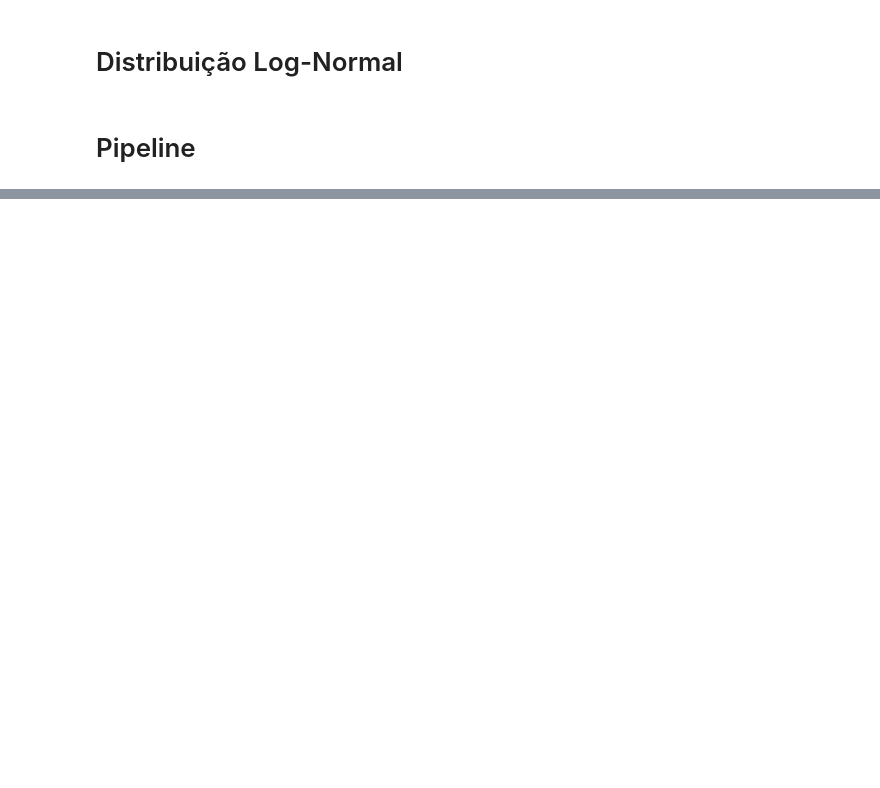
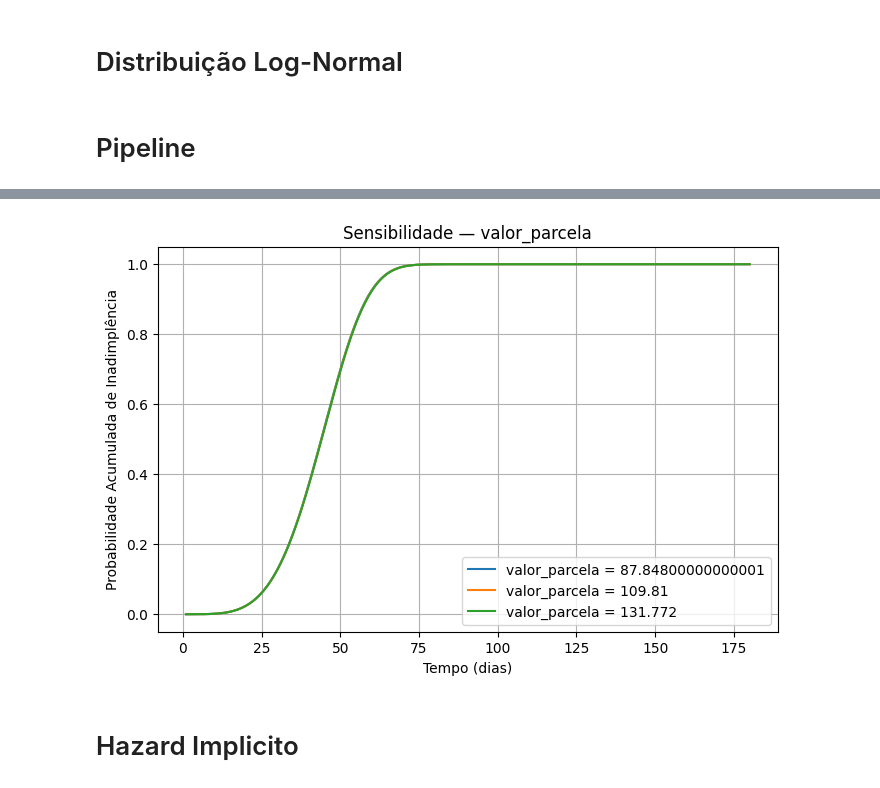
Before and after one commit to GilliardMorandim/mba-tcc-usp-inadimplencia, a Jupyter notebook: analise_sobrevivencia.ipynb, the cells around one changed output, grey strips where cells are left out. Cells and saved outputs as stored; diff of their text form; code cells hidden in the pictures; blank space fills up the shorter version.

```diff
--- a/analise_sobrevivencia.ipynb
+++ b/analise_sobrevivencia.ipynb
@@ -273,0 +405,49 @@ pipeline.compare_models()
+# %%
+def plot_sensitivity(
+    pipeline,
+    model_name,
+    base_X,
+    variable,
+    values,
+    max_time=180
+):
+    times = np.arange(1, max_time + 1)
+
+    plt.figure(figsize=(8, 5))
+
+    for v in values:
+        X_scenario = base_X.copy()
+        X_scenario[variable] = v
+
+        pd_curve = pipeline.predict_pd(
+            model_name=model_name,
+            X=X_scenario,
+            times=times
+        )
+
+        plt.plot(times, pd_curve.iloc[:, 0], label=f"{variable} = {v}")
+
+    plt.xlabel("Tempo (dias)")
+    plt.ylabel("Probabilidade Acumulada de Inadimplência")
+    plt.title(f"Sensibilidade — {variable}")
+    plt.legend()
+    plt.grid(True)
+    plt.show()
+# %%
+base_X = survival_df[covariates].median().to_frame().T
+
+plot_sensitivity(
+    pipeline=pipeline,
+    model_name="weibull",
+    base_X=base_X,
+    variable="valor_parcela",
+    values=[
+        base_X["valor_parcela"].iloc[0] * 0.8,
+        base_X["valor_parcela"].iloc[0],
+        base_X["valor_parcela"].iloc[0] * 1.2
+    ]
+)
+# %% [output]
+[figure, added]
+# %% [markdown]
+# Hazard Implicito
```
Also changed, not shown: parts of 23 cells of this notebook.
